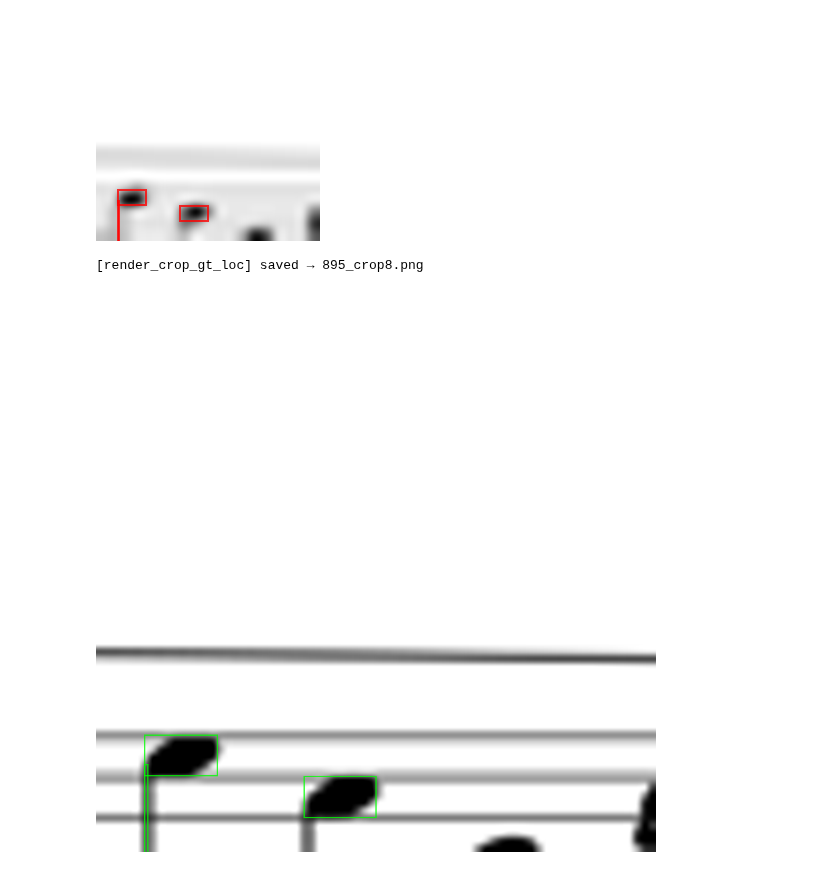
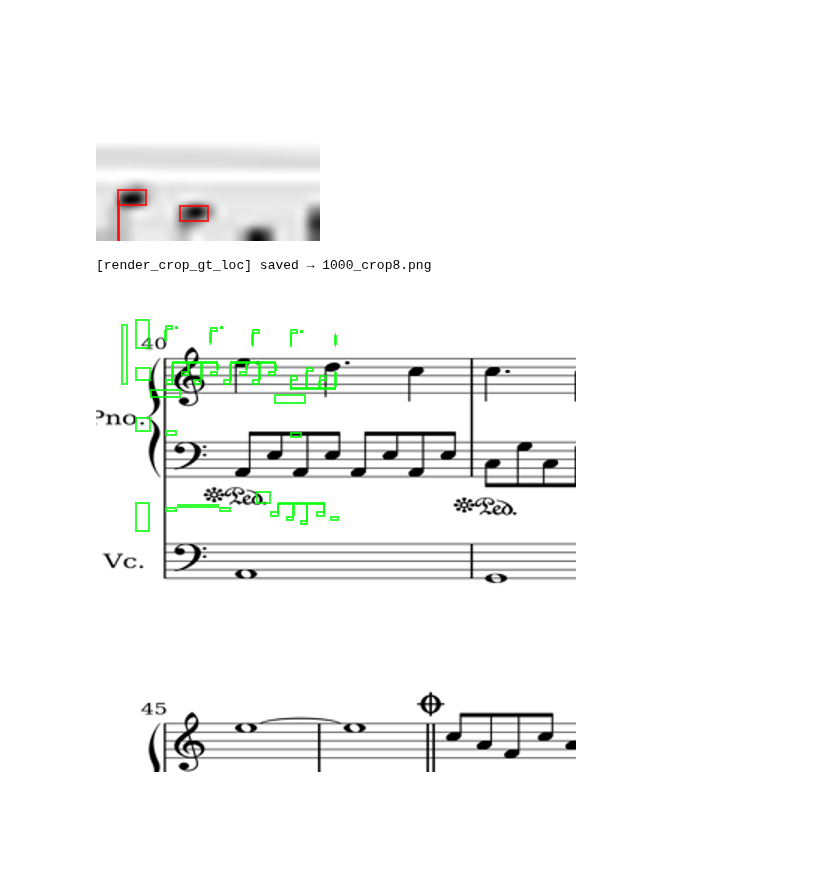
Before and after one commit to fusiongodo/yolo-score, a Jupyter notebook: eval.ipynb, the cells around one changed output. Saved outputs shown, nothing was run; the diff lists cells and outputs as text; code cells hidden in the pictures; blank space fills up the shorter version.

Commit message:
render_crop_gt_loc: refactoring

```diff
--- a/eval.ipynb
+++ b/eval.ipynb
@@ -71,3 +65,5 @@ reload(config)
 gt_df = util.DataExtractor().croppedData()
 # %% [output]
 Saving to: c:\Users\alexh\Desktop\cv2\obb_anns_hausarbeit\ds2_dense\ds2_dense\gt_space.json
+# %%
+df = gt_df.set_index("crop_uid")
@@ -222,7 +213,13 @@ def render_crop_gt_loc(df, img_id,
     print(f"[render_crop_gt_loc] saved → {name}")
     return crop_img
 # %%
-render_crop_gt_loc(gt_df, img_id = 895, crop_id = 8)
+import util
+from importlib import reload
+import config
+reload(util)
+reload(config)
+
+render_crop_gt_loc(gt_df, crop_uid = 1000, crop_id = 8, size = config.RES)
 # %% [output]
-[render_crop_gt_loc] saved → 895_crop8.png
+[render_crop_gt_loc] saved → 1000_crop8.png
-[figure, old version]
+[figure, new version]
```
Also changed, not shown: parts of 4 cells of this notebook, 2 other files.
